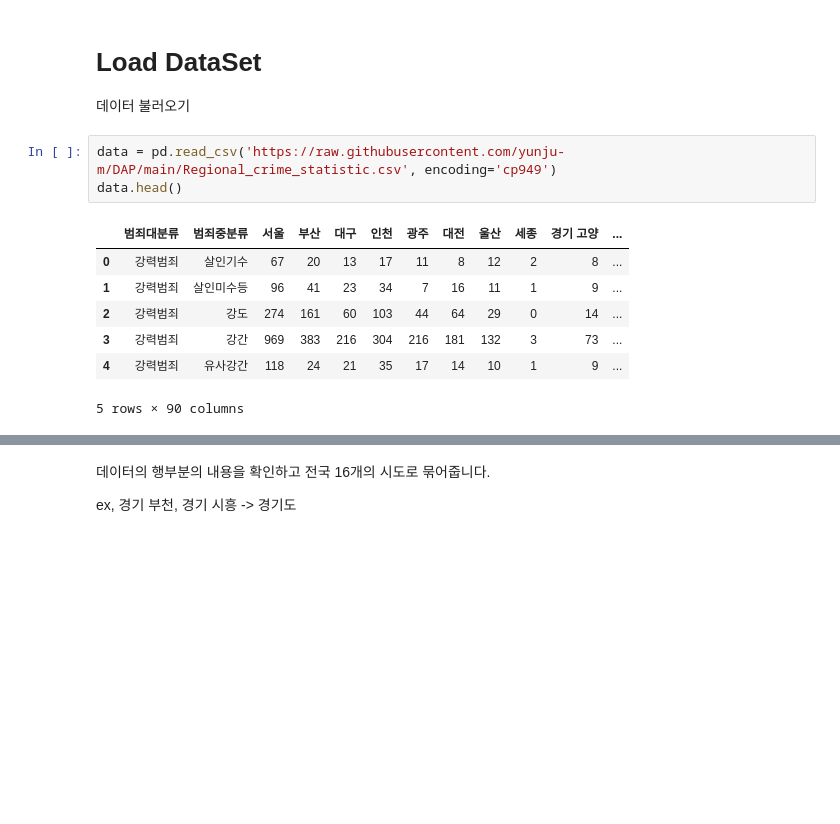
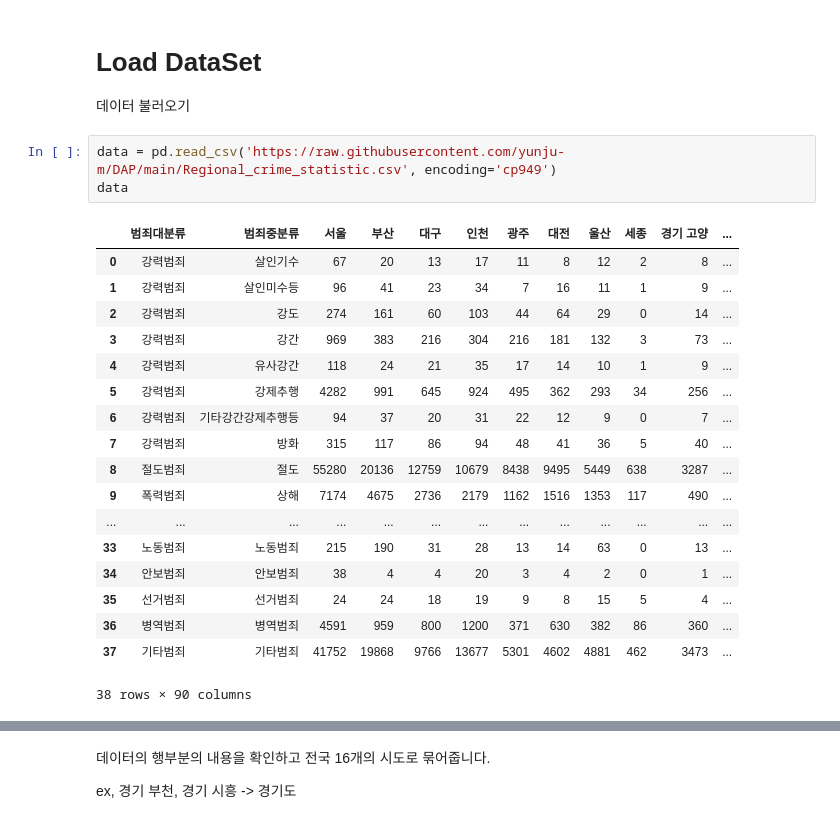
Before and after one commit to yunju-m/DAP, a Jupyter notebook: project.ipynb, the cells around one changed output, grey strips where cells are left out. Saved outputs shown, nothing was run; the diff lists cells and outputs as text; blank space fills up the shorter version.

```diff
--- a/project.ipynb
+++ b/project.ipynb
@@ -16,12 +16,23 @@ import seaborn as sns
 데이터 불러오기
 # %%
 data = pd.read_csv('https://raw.githubusercontent.com/yunju-m/DAP/main/Regional_crime_statistic.csv', encoding='cp949')
-data.head()
+data
 # %% [output]
 |  | 범죄대분류 | 범죄중분류 | 서울 | 부산 | 대구 | 인천 | 광주 | 대전 | 울산 | 세종 | 경기 고양 | ... |
 | 0 | 강력범죄 | 살인기수 | 67 | 20 | 13 | 17 | 11 | 8 | 12 | 2 | 8 | ... |
 | 1 | 강력범죄 | 살인미수등 | 96 | 41 | 23 | 34 | 7 | 16 | 11 | 1 | 9 | ... |
 | 2 | 강력범죄 | 강도 | 274 | 161 | 60 | 103 | 44 | 64 | 29 | 0 | 14 | ... |
 | 3 | 강력범죄 | 강간 | 969 | 383 | 216 | 304 | 216 | 181 | 132 | 3 | 73 | ... |
 | 4 | 강력범죄 | 유사강간 | 118 | 24 | 21 | 35 | 17 | 14 | 10 | 1 | 9 | ... |
+| 5 | 강력범죄 | 강제추행 | 4282 | 991 | 645 | 924 | 495 | 362 | 293 | 34 | 256 | ... |
+| 6 | 강력범죄 | 기타강간강제추행등 | 94 | 37 | 20 | 31 | 22 | 12 | 9 | 0 | 7 | ... |
+| 7 | 강력범죄 | 방화 | 315 | 117 | 86 | 94 | 48 | 41 | 36 | 5 | 40 | ... |
+| 8 | 절도범죄 | 절도 | 55280 | 20136 | 12759 | 10679 | 8438 | 9495 | 5449 | 638 | 3287 | ... |
+| 9 | 폭력범죄 | 상해 | 7174 | 4675 | 2736 | 2179 | 1162 | 1516 | 1353 | 117 | 490 | ... |
+| ... | ... | ... | ... | ... | ... | ... | ... | ... | ... | ... | ... | ... |
+| 33 | 노동범죄 | 노동범죄 | 215 | 190 | 31 | 28 | 13 | 14 | 63 | 0 | 13 | ... |
+| 34 | 안보범죄 | 안보범죄 | 38 | 4 | 4 | 20 | 3 | 4 | 2 | 0 | 1 | ... |
+| 35 | 선거범죄 | 선거범죄 | 24 | 24 | 18 | 19 | 9 | 8 | 15 | 5 | 4 | ... |
+| 36 | 병역범죄 | 병역범죄 | 4591 | 959 | 800 | 1200 | 371 | 630 | 382 | 86 | 360 | ... |
+| 37 | 기타범죄 | 기타범죄 | 41752 | 19868 | 9766 | 13677 | 5301 | 4602 | 4881 | 462 | 3473 | ... |
-5 rows × 90 columns
+38 rows × 90 columns
```
Also changed, not shown: parts of 6 cells of this notebook.
